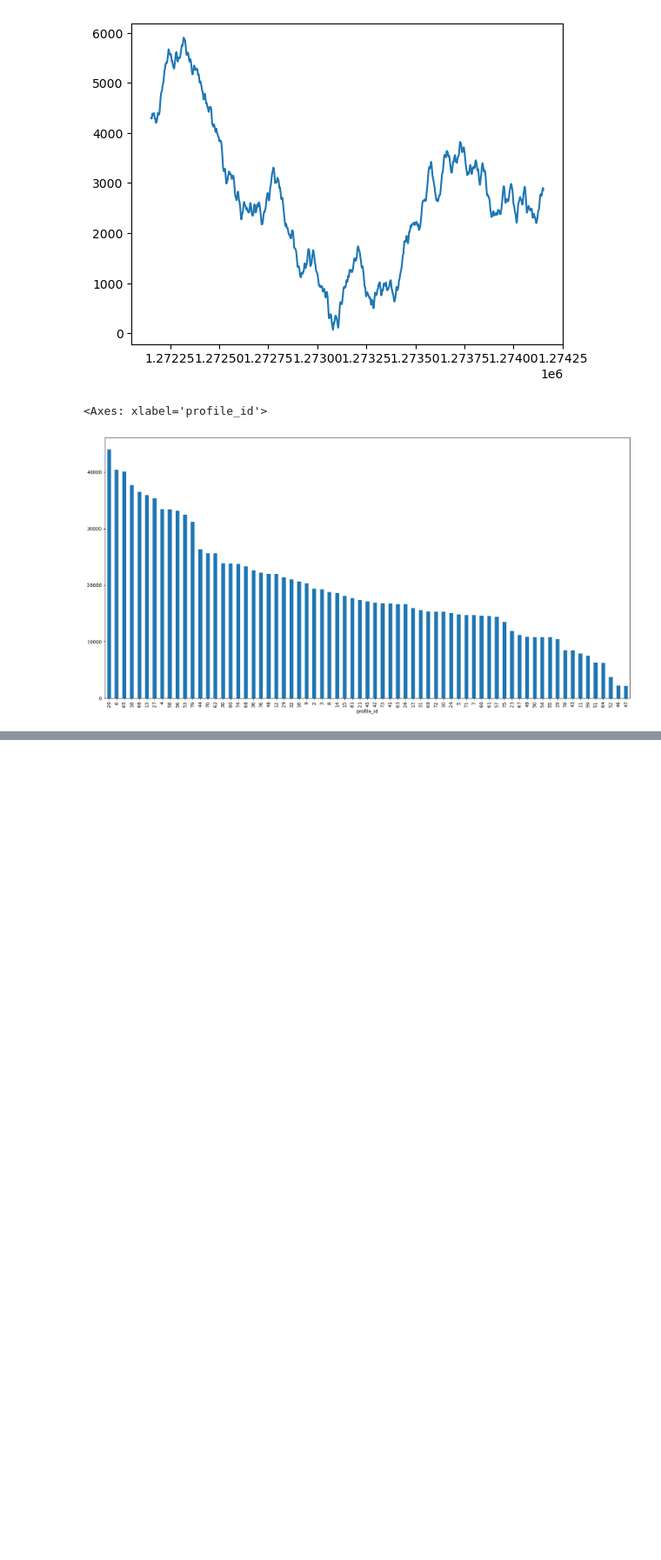
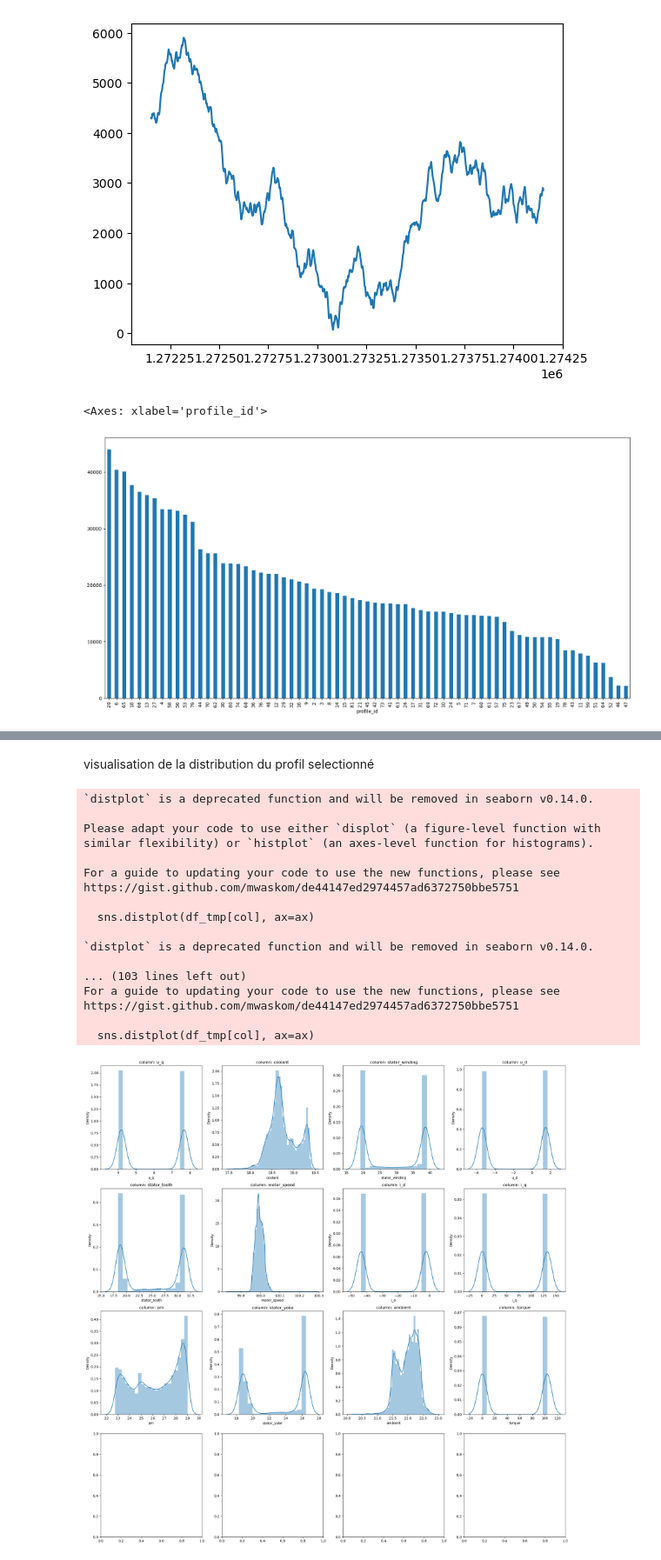
Before and after one commit to Yannick1977/Electric_Motor_Temperature, a Jupyter notebook: notebooks/explore_data.ipynb, the cells around one changed output, grey strips where cells are left out. Shown at 87% size. Drawn from its saved outputs; the diff is of its cells as text; code cells hidden in the pictures; blank space fills up the shorter version.

```diff
--- a/notebooks/explore_data.ipynb
+++ b/notebooks/explore_data.ipynb
@@ -73,0 +91,36 @@ grpd.keys()
+# %% [markdown]
+visualisation de la distribution du profil selectionné
+# %%
+import seaborn as sns
+
+df_tmp = df[df['profile_id'] == 3]
+df_tmp = df_tmp.drop(columns=['profile_id'])
+
+n_cols = 4
+n_rows = len(df_tmp.columns) // n_cols + 1
+
+fig, axs = plt.subplots(n_rows, n_cols, figsize=(20, 20))
+for i, col in enumerate(df_tmp.columns):
+    ax = axs[i // n_cols, i % n_cols]
+    sns.distplot(df_tmp[col], ax=ax)
+    ax.set_title(f'column: {col}')
+plt.tight_layout()
+# %% [output]
+`distplot` is a deprecated function and will be removed in seaborn v0.14.0.
+
+Please adapt your code to use either `displot` (a figure-level function with
+similar flexibility) or `histplot` (an axes-level function for histograms).
+
+For a guide to updating your code to use the new functions, please see
+https://gist.github.com/mwaskom/de44147ed2974457ad6372750bbe5751
+
+  sns.distplot(df_tmp[col], ax=ax)
+
+`distplot` is a deprecated function and will be removed in seaborn v0.14.0.
+
+... (103 lines left out)
+For a guide to updating your code to use the new functions, please see
+https://gist.github.com/mwaskom/de44147ed2974457ad6372750bbe5751
+
+  sns.distplot(df_tmp[col], ax=ax)
+[figure, added]
```
Also changed, not shown: parts of 5 cells of this notebook.
